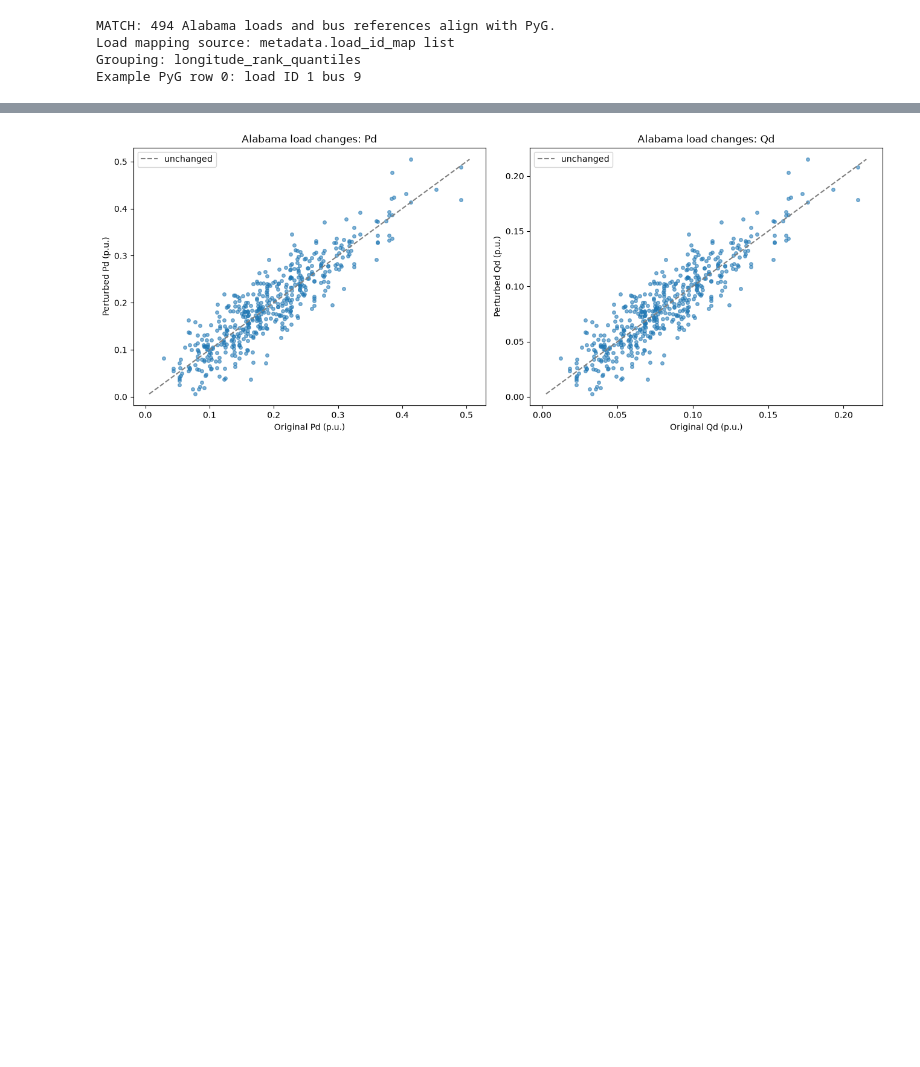
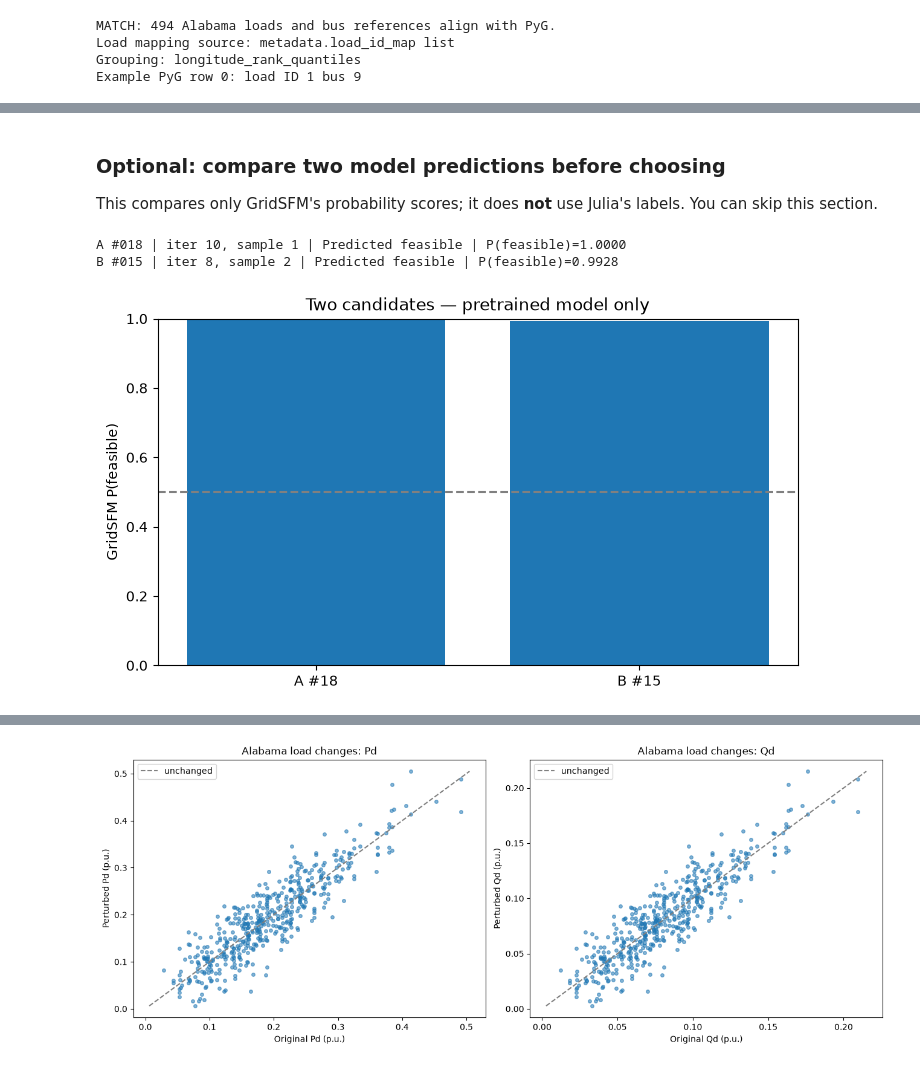
Before and after one commit to punrong/GridSFM, a Jupyter notebook: notebook/load_captum_shap_analysis.ipynb, the cells around one changed output, grey strips where cells are left out. Saved outputs shown, nothing was run; the diff lists cells and outputs as text; code cells hidden in the pictures; blank space fills up the shorter version.

```diff
--- a/notebook/load_captum_shap_analysis.ipynb
+++ b/notebook/load_captum_shap_analysis.ipynb
@@ -309,0 +510,35 @@ These plots show the changes the pretrained model will be asked to explain. Pd a
+# %% [markdown]
+### Optional: compare **two model predictions** before choosing
+
+This compares only GridSFM's probability scores; it does **not** use Julia's labels. You can skip this section.
+# %%
+p_desc = sorted(model_rows, key=lambda r:r["gridsfm_p_feasible"], reverse=True)
+PAIR_A_INDEX = p_desc[0]["candidate_index"]
+PAIR_B_INDEX = p_desc[-1]["candidate_index"]
+if WIDGETS_AVAILABLE:
+    pair_options = [(describe_candidate(r), r["candidate_index"]) for r in model_rows]
+    # Reuse widgets on rerun, so changing A/B actually updates the comparison.
+    if "PAIR_A_WIDGET" not in globals() or "PAIR_B_WIDGET" not in globals():
+        PAIR_A_WIDGET = widgets.Dropdown(options=pair_options, value=PAIR_A_INDEX,
+                                         description="Candidate A:", layout=widgets.Layout(width="95%"))
+        PAIR_B_WIDGET = widgets.Dropdown(options=pair_options, value=PAIR_B_INDEX,
+                                         description="Candidate B:", layout=widgets.Layout(width="95%"))
+        display(widgets.VBox([PAIR_A_WIDGET, PAIR_B_WIDGET]))
+    else:
+        PAIR_A_WIDGET.options = pair_options
+        PAIR_B_WIDGET.options = pair_options
+    print("Change A or B above, then rerun this cell to refresh the comparison plot.")
+    a_idx, b_idx = int(PAIR_A_WIDGET.value), int(PAIR_B_WIDGET.value)
+else:
+    a_idx, b_idx = PAIR_A_INDEX, PAIR_B_INDEX
+for name, index in [("A",a_idx),("B",b_idx)]:
+    print(name, describe_candidate(model_rows[index]))
+fig, ax = plt.subplots(figsize=(7, 4), constrained_layout=True)
+ax.bar([f"A #{a_idx}", f"B #{b_idx}"], [model_probs[a_idx], model_probs[b_idx]])
+ax.axhline(MODEL_THRESHOLD, ls="--", color="gray")
+ax.set(ylim=(0,1), ylabel="GridSFM P(feasible)", title="Two candidates — pretrained model only")
+plt.show()
+# %% [output]
+A #018 | iter 10, sample 1 | Predicted feasible | P(feasible)=1.0000
+B #015 | iter 8, sample 2 | Predicted feasible | P(feasible)=0.9928
+[figure, added]
```
Also changed, not shown: parts of 47 cells of this notebook, 2 other files.
